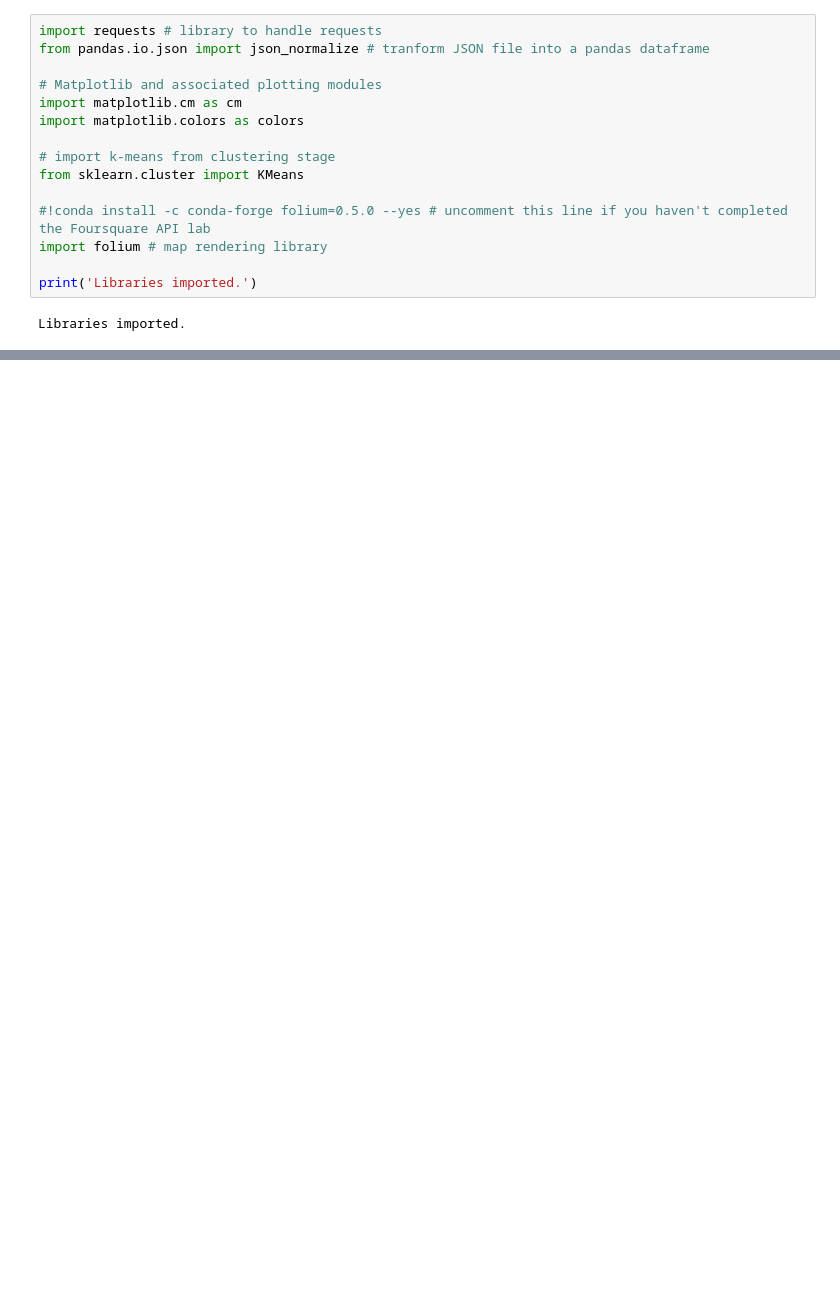
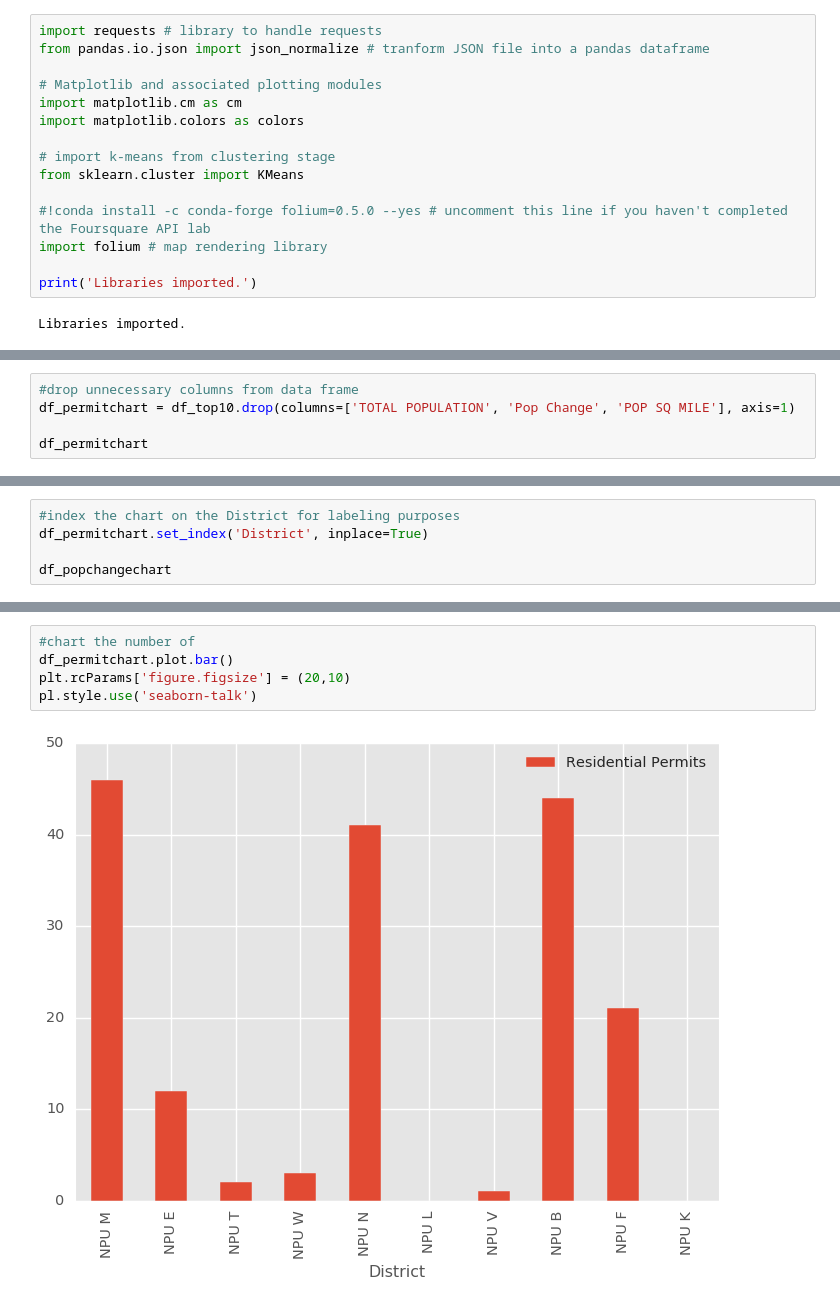
Before and after one commit to sarikard/Coursera-Capstone, a Jupyter notebook: Atlanta Transit Expansion.ipynb, the cells around one changed output, grey strips where cells are left out. Saved outputs shown, nothing was run; the diff lists cells and outputs as text; blank space fills up the shorter version.

```diff
--- a/Atlanta Transit Expansion.ipynb
+++ b/Atlanta Transit Expansion.ipynb
@@ -328,0 +486,5 @@ Libraries imported.
+# %%
+#drop unnecessary columns from data frame
+df_permitchart = df_top10.drop(columns=['TOTAL POPULATION', 'Pop Change', 'POP SQ MILE'], axis=1)
+
+df_permitchart
@@ -328,0 +503,5 @@ Libraries imported.
+# %%
+#index the chart on the District for labeling purposes
+df_permitchart.set_index('District', inplace=True)
+
+df_popchangechart
@@ -328,0 +521,7 @@ Libraries imported.
+# %%
+#chart the number of
+df_permitchart.plot.bar()
+plt.rcParams['figure.figsize'] = (20,10)
+pl.style.use('seaborn-talk')
+# %% [output]
+[figure, added]
```
Also changed, not shown: parts of 36 cells of this notebook.
